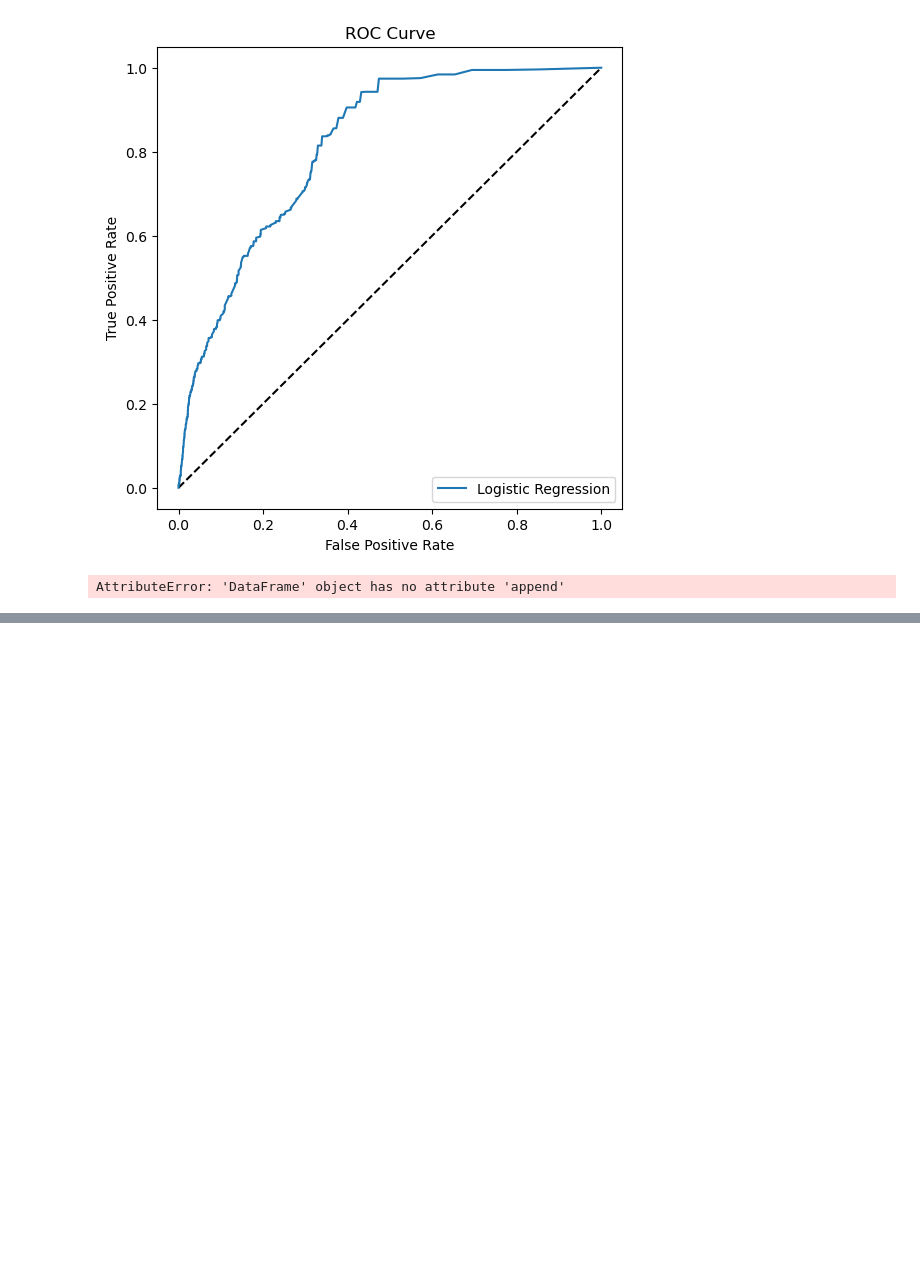
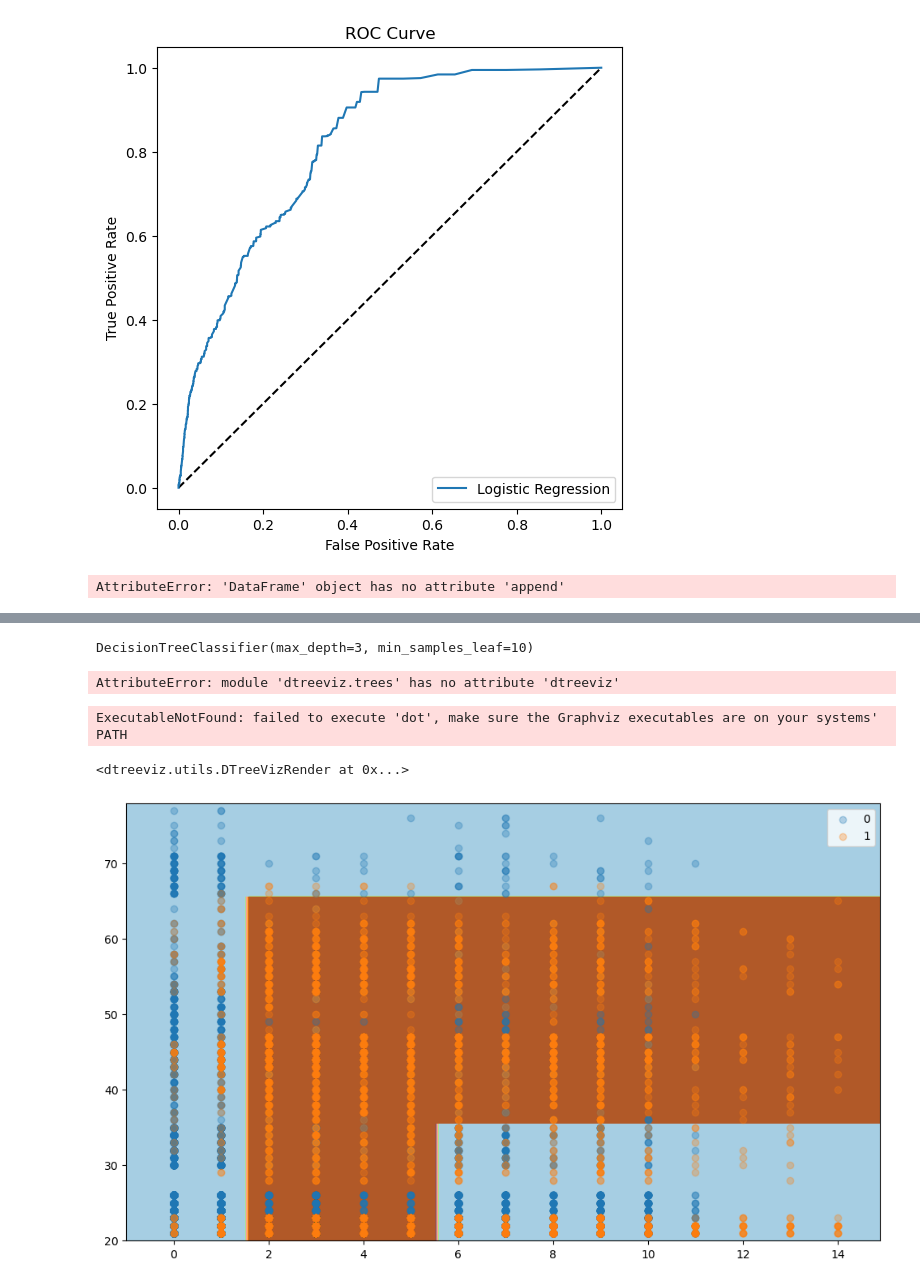
Before and after one commit to Tobias-2/modul_14, a Jupyter notebook: Untitled.ipynb, the cells around one changed output, grey strips where cells are left out. Drawn from its saved outputs; the diff is of its cells as text; code cells hidden in the pictures; blank space fills up the shorter version.

```diff
--- a/Untitled.ipynb
+++ b/Untitled.ipynb
@@ -544,0 +558,38 @@ C=100: F1_train=0.42, F1_test=0.40
+# %%
+from sklearn.tree import DecisionTreeClassifier
+
+model_tree = DecisionTreeClassifier(max_depth=3, min_samples_leaf=int(X_train.shape[0]*0.001))
+model_tree.fit(X_train, y_train)
+# %% [output]
+DecisionTreeClassifier(max_depth=3, min_samples_leaf=10)
+# %%
+import dtreeviz
+from dtreeviz import trees
+
+viz = trees.dtreeviz(model_tree, x_data=X_train, y_data=y_train,
+                     target_name='Diabetic', feature_names = X_train.columns)
+viz
+# %% [output]
+AttributeError: module 'dtreeviz.trees' has no attribute 'dtreeviz'
+# %%
+import dtreeviz
+
+# Assuming model_tree is your trained decision tree model
+viz_model = dtreeviz.model(model_tree,
+                           X_train=X_train,
+                           y_train=y_train,
+                           feature_names=X_train.columns,
+                           target_name='Diabetic')
+
+# Generate and display the visualization
+viz = viz_model.view()
+viz
+# %% [output]
+ExecutableNotFound: failed to execute 'dot', make sure the Graphviz executables are on your systems' PATH
+<dtreeviz.utils.DTreeVizRender at 0x...>
+# %%
+import numpy as np
+
+plot_classification_surface(X_plot=np.array(X_train), y_plot=y_train, trained_model=model_tree)
+# %% [output]
+[figure, added]
```
Also changed, not shown: parts of 23 cells of this notebook, 3 other files.
